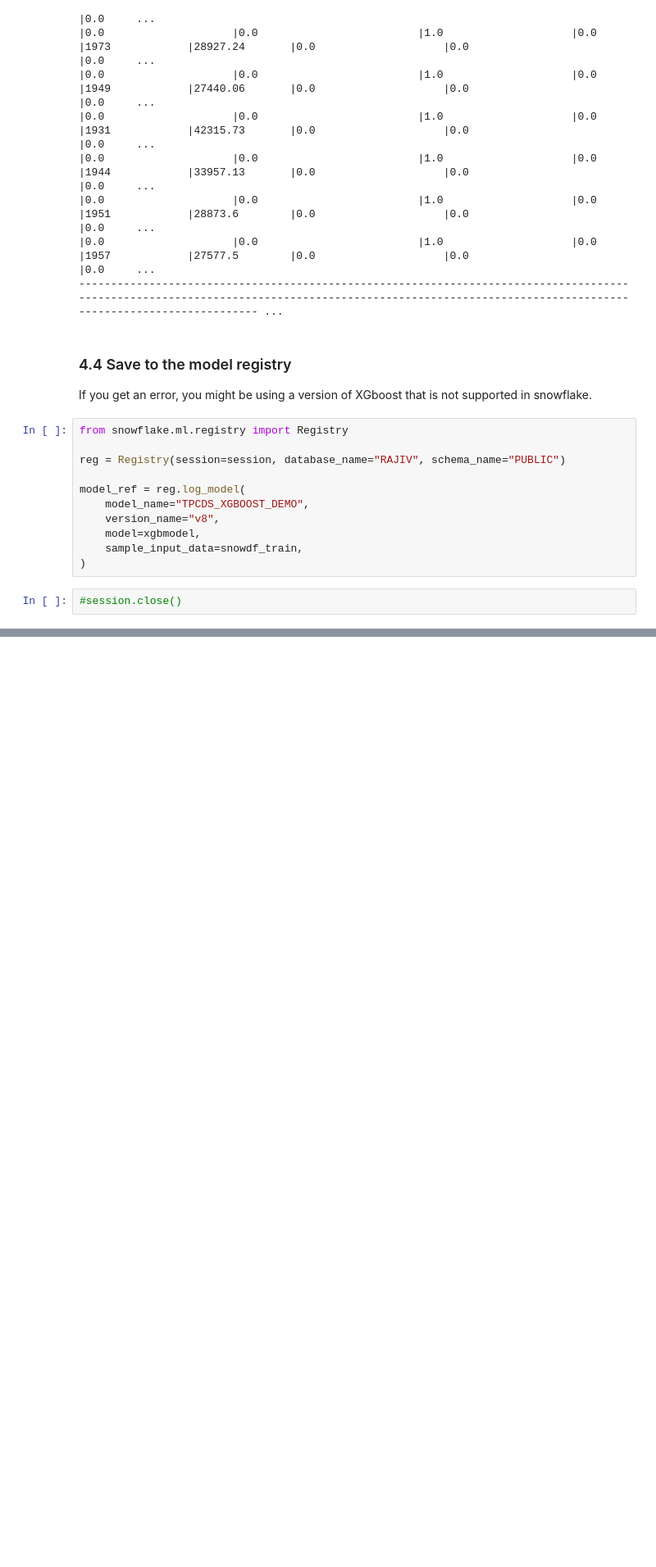
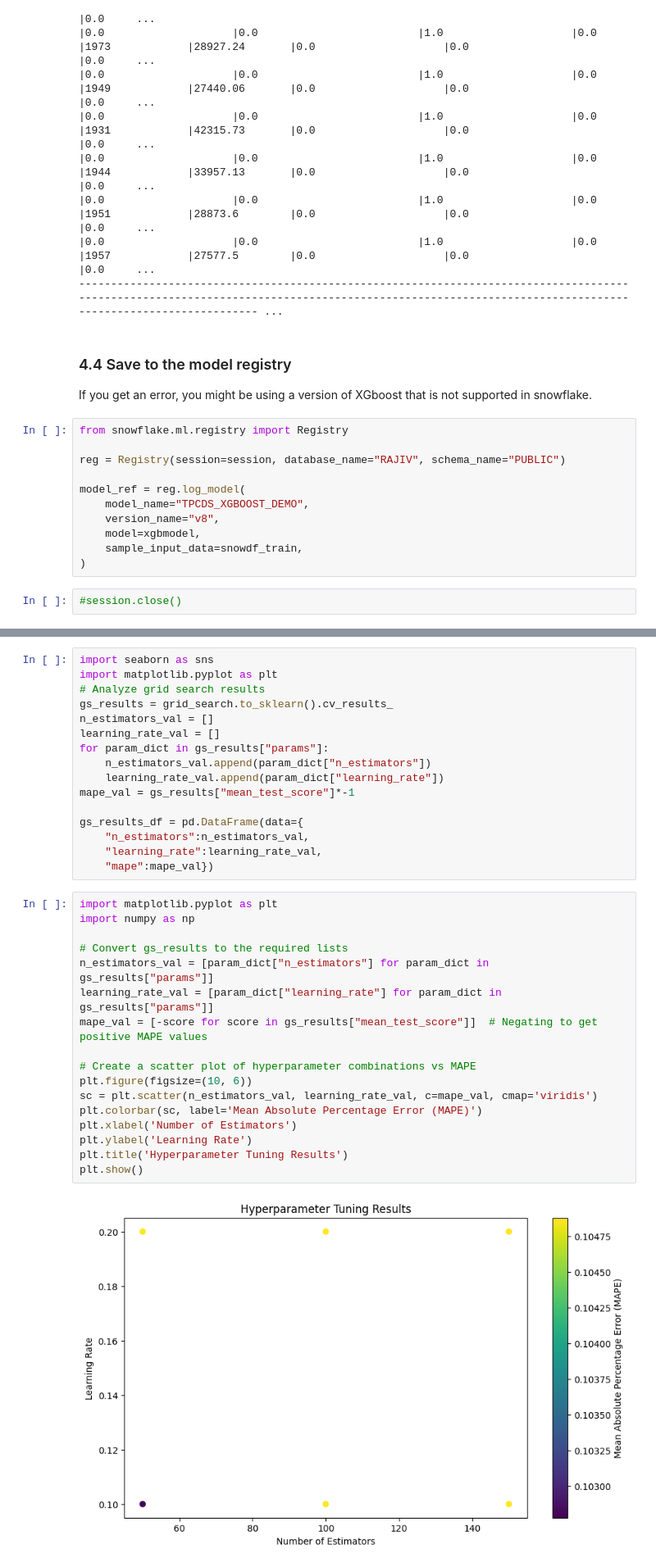
Before and after one commit to rajshah4/snowflake-notebooks, a Jupyter notebook: BigData_Demo/xgboost_tpcds.ipynb, the cells around one changed output, grey strips where cells are left out. Shown at 82% size. Saved outputs shown, nothing was run; the diff lists cells and outputs as text; blank space fills up the shorter version.

Commit message:
added grid search

```diff
--- a/BigData_Demo/xgboost_tpcds.ipynb
+++ b/BigData_Demo/xgboost_tpcds.ipynb
@@ -337,0 +386,35 @@ model_ref = reg.log_model(
+# %%
+import seaborn as sns
+import matplotlib.pyplot as plt
+# Analyze grid search results
+gs_results = grid_search.to_sklearn().cv_results_
+n_estimators_val = []
+learning_rate_val = []
+for param_dict in gs_results["params"]:
+    n_estimators_val.append(param_dict["n_estimators"])
+    learning_rate_val.append(param_dict["learning_rate"])
+mape_val = gs_results["mean_test_score"]*-1
+
+gs_results_df = pd.DataFrame(data={
+    "n_estimators":n_estimators_val,
+    "learning_rate":learning_rate_val,
+    "mape":mape_val})
+# %%
+import matplotlib.pyplot as plt
+import numpy as np
+
+# Convert gs_results to the required lists
+n_estimators_val = [param_dict["n_estimators"] for param_dict in gs_results["params"]]
+learning_rate_val = [param_dict["learning_rate"] for param_dict in gs_results["params"]]
+mape_val = [-score for score in gs_results["mean_test_score"]]  # Negating to get positive MAPE values
+
+# Create a scatter plot of hyperparameter combinations vs MAPE
+plt.figure(figsize=(10, 6))
+sc = plt.scatter(n_estimators_val, learning_rate_val, c=mape_val, cmap='viridis')
+plt.colorbar(sc, label='Mean Absolute Percentage Error (MAPE)')
+plt.xlabel('Number of Estimators')
+plt.ylabel('Learning Rate')
+plt.title('Hyperparameter Tuning Results')
+plt.show()
+# %% [output]
+[figure, added]
```
Also changed, not shown: parts of 12 cells of this notebook.
